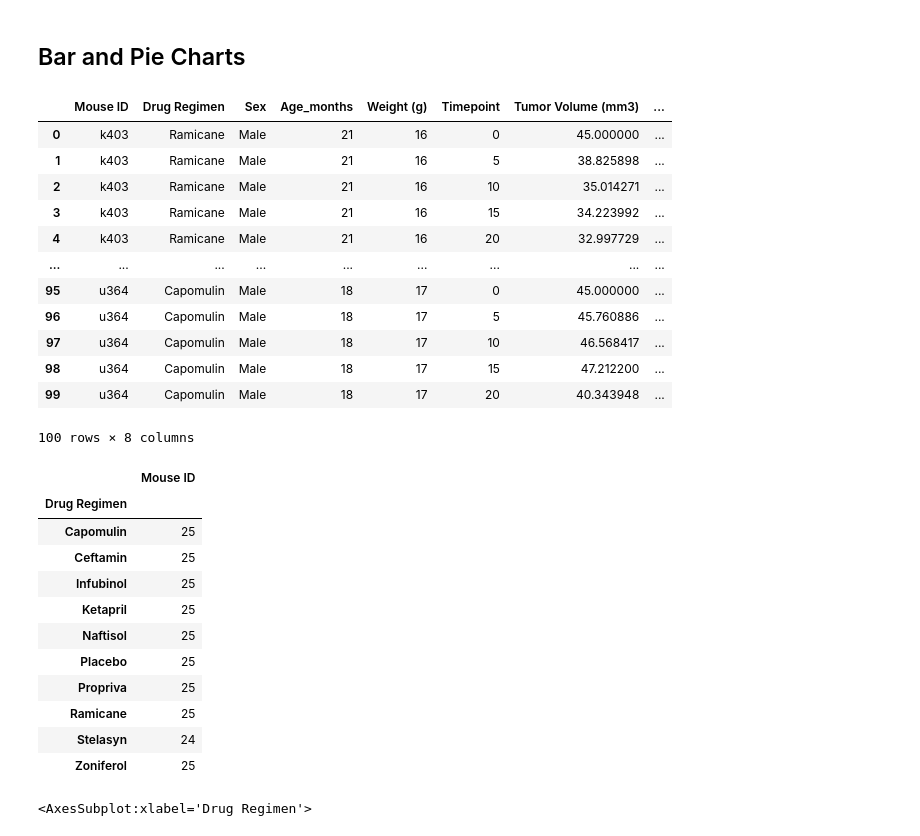
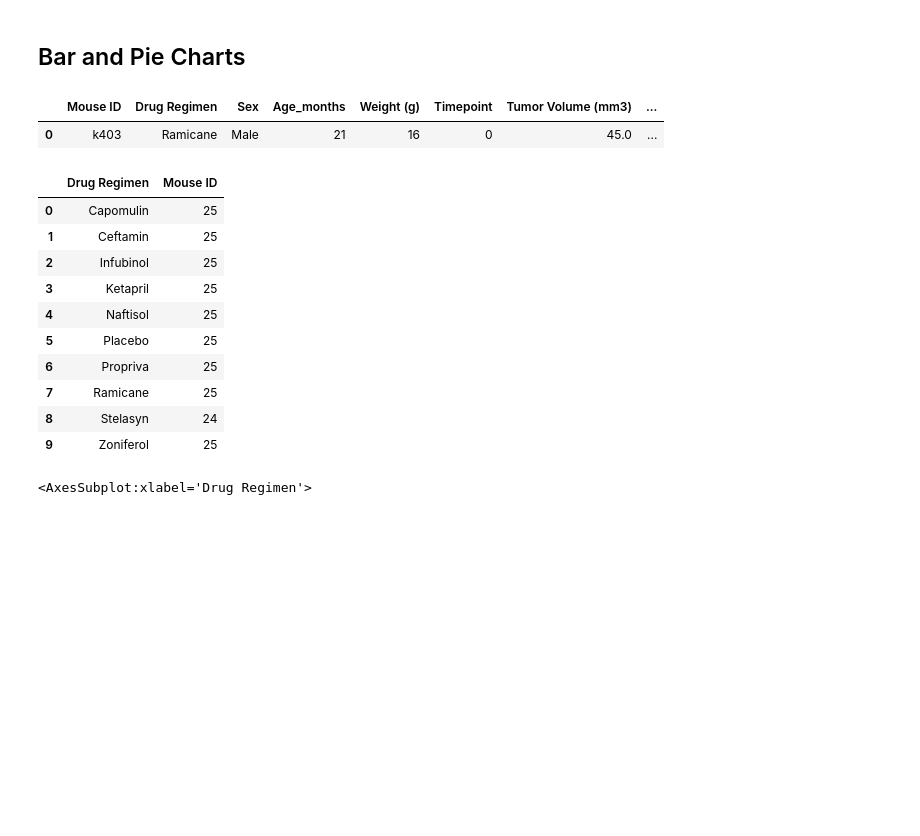
Before and after one commit to Slyssy/matplotlib-challenge, a Jupyter notebook: The_Power_of_Plots/Pymaceuticals/pymaceuticals.ipynb, the cells around one changed output. Cells and saved outputs as stored; diff of their text form; code cells hidden in the pictures; blank space fills up the shorter version.

Commit message:
Added as_index = False to bring groupby df coluto same level as Mouse ID on DF columns and created matplotlib bar ch chart

```diff
--- a/The_Power_of_Plots/Pymaceuticals/pymaceuticals.ipynb
+++ b/The_Power_of_Plots/Pymaceuticals/pymaceuticals.ipynb
@@ -7,7 +7,7 @@
 import matplotlib.pyplot as plt
 import pandas as pd
 import scipy.stats as st
-import numpy as np
+
 
 # Study data files
 mouse_metadata_path = "data/Mouse_metadata.csv"
@@ -18,7 +18,7 @@ mouse_metadata = pd.read_csv(mouse_metadata_path)
 study_results = pd.read_csv(study_results_path)
 
 # Combine the data into a single dataset
-mouse_study_data_complete = pd.merge(mouse_metadata, study_results, how="left", on=["Mouse ID", "Mouse ID"])
+mouse_study_data_complete = pd.merge(mouse_metadata, study_results, how="outer", on=["Mouse ID", "Mouse ID"])
 
 # Display the data table for preview
 mouse_study_data_complete.head(2)
@@ -41,7 +41,7 @@ Metastatic Sites        int64
 dtype: object
 # %%
 # Checking the number of mice.
-df = mouse_study_data_complete["Mouse ID"].value_counts().sum()
-df
+mouse_count = df["Mouse ID"].value_counts().sum()
+mouse_count
 # %% [output]
 1893
@@ -130,36 +132,23 @@ sum_stat_df2.agg(['mean', 'median', 'var', "std", "sem"])
 # %%
 # Generate a bar plot showing the total number of mice for each treatment throughout the course of the study using pandas.
 # %%
-df.head(100)
+df.head(1)
 # %% [output]
 |  | Mouse ID | Drug Regimen | Sex | Age_months | Weight (g) | Timepoint | Tumor Volume (mm3) | ... |
-| 0 | k403 | Ramicane | Male | 21 | 16 | 0 | 45.000000 | ... |
-| 1 | k403 | Ramicane | Male | 21 | 16 | 5 | 38.825898 | ... |
-| 2 | k403 | Ramicane | Male | 21 | 16 | 10 | 35.014271 | ... |
-| 3 | k403 | Ramicane | Male | 21 | 16 | 15 | 34.223992 | ... |
-| 4 | k403 | Ramicane | Male | 21 | 16 | 20 | 32.997729 | ... |
-| ... | ... | ... | ... | ... | ... | ... | ... | ... |
-| 95 | u364 | Capomulin | Male | 18 | 17 | 0 | 45.000000 | ... |
-| 96 | u364 | Capomulin | Male | 18 | 17 | 5 | 45.760886 | ... |
-| 97 | u364 | Capomulin | Male | 18 | 17 | 10 | 46.568417 | ... |
-| 98 | u364 | Capomulin | Male | 18 | 17 | 15 | 47.212200 | ... |
-| 99 | u364 | Capomulin | Male | 18 | 17 | 20 | 40.343948 | ... |
+| 0 | k403 | Ramicane | Male | 21 | 16 | 0 | 45.0 | ... |
-100 rows × 8 columns
 # %%
-df=df.replace(np.nan,0)
-drug_regimen_count_df = df.groupby(["Drug Regimen"]).agg({"Mouse ID": "nunique"})
-drug_regimen_count_df
+drug_regimen_mice_count_df= df.groupby(["Drug Regimen"], as_index=False)["Mouse ID"].nunique()
+drug_regimen_mice_count_df
 # %% [output]
-|  | Mouse ID |
-| Drug Regimen |  |
-| Capomulin | 25 |
-| Ceftamin | 25 |
-| Infubinol | 25 |
-| Ketapril | 25 |
-| Naftisol | 25 |
-| Placebo | 25 |
-| Propriva | 25 |
-| Ramicane | 25 |
-| Stelasyn | 24 |
-| Zoniferol | 25 |
+|  | Drug Regimen | Mouse ID |
+| 0 | Capomulin | 25 |
+| 1 | Ceftamin | 25 |
+| 2 | Infubinol | 25 |
+| 3 | Ketapril | 25 |
+| 4 | Naftisol | 25 |
+| 5 | Placebo | 25 |
+| 6 | Propriva | 25 |
+| 7 | Ramicane | 25 |
+| 8 | Stelasyn | 24 |
+| 9 | Zoniferol | 25 |
 # %%
```
Also changed, not shown: parts of 4 cells of this notebook.
